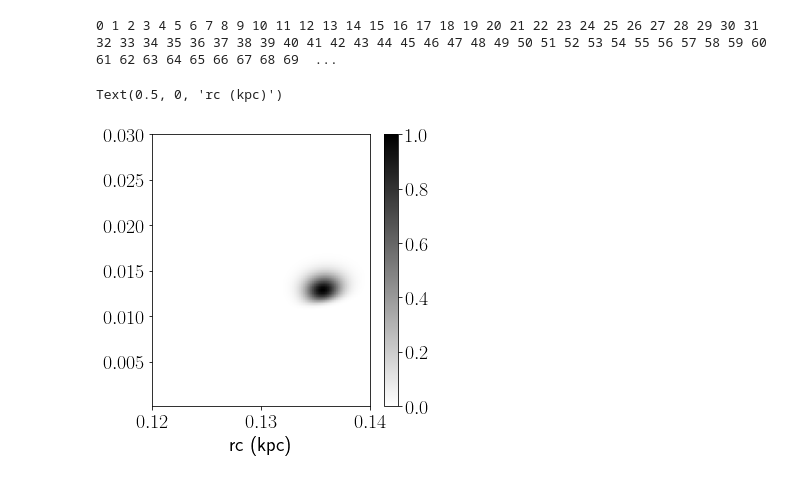
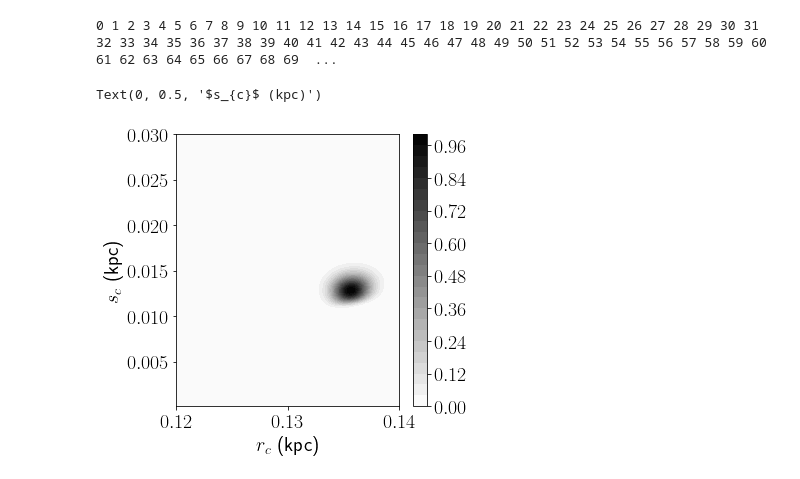
Before and after one commit to Alisyaifudin/estimating-distance, a Jupyter notebook: EstimatingDistance-Multiple.ipynb, the cells around one changed output. Saved outputs shown, nothing was run; the diff lists cells and outputs as text; code cells hidden in the pictures.

```diff
--- a/EstimatingDistance-Multiple.ipynb
+++ b/EstimatingDistance-Multiple.ipynb
@@ -380,17 +418,19 @@ Our model has two parameters, the cluster distance, rc, and cluster size, sc. We
 ## The cluster size dan distance prior
 # %%
 # Let's assume the prior of the size of the cluster follows gamma distribution
-sc = np.linspace(0.0001, 0.03, 100)
+sc = np.linspace(0.0001, 0.03, 101)
 scPriorShape = 2
 scPriorScale = 0.005
 sc_prior = gamma.pdf(sc, scPriorShape, scale=scPriorScale)
 log_sc_prior = np.log(sc_prior)
 
+# and the distance prior is exponentially decreasing constant denstiy
 rc = np.linspace(0.12, 0.14, 100)
 rlen = 1
 rc_prior = exponentiallyDecreasing.pdf(rc, scale=rlen)
 log_rc_prior = np.log(rc_prior)
 
+# Plot hte prior
 fig, (ax1, ax2) = plt.subplots(1, 2, figsize=(13,5))
 fig.tight_layout(pad=3.0)
 ax1.plot(sc, sc_prior)
@@ -406,3 +446,26 @@ ax2.plot(rc, rc_prior)
 plt.show()
 # %% [output]
 [figure]
+# %%
+# Plot joint prior
+X_prior, Y_prior = np.meshgrid(rc, sc)
+pX, pY = np.meshgrid(rc_prior, sc_prior)
+Z_prior = pX*pY
+
+rcParams["font.size"] = 20
+fig, ax = plt.subplots(2,2, figsize=(6,6), gridspec_kw={'width_ratios': [4, 1], 'height_ratios': [1, 4]})
+ax[0,0].plot(rc, rc_prior, c="k")
+ax[0,0].get_xaxis().set_visible(False)
+ax[0,0].get_yaxis().set_visible(False)
+ax[1,0].contourf(X_prior, Y_prior, Z_prior, 50, cmap="Purples", origin="lower")
+ax[1,0].get_shared_x_axes().join(ax[0,0], ax[1,0])
+ax[1,0].set_xlabel(r"$r_c$ (kpc)")
+ax[1,0].set_ylabel(r"$s_c$ (kpc)")
+ax[1,1].get_shared_y_axes().join(ax[1,1], ax[1,0])
+ax[1,1].plot(sc_prior, sc, c="k")
+ax[1,1].get_shared_x_axes().join(ax[0,0], ax[1,0])
+ax[1,1].get_xaxis().set_visible(False)
+ax[1,1].get_yaxis().set_visible(False)
+ax[0,1].set_visible(False)
+fig.suptitle(r"$P(r_{c}, s_{c}|\{\varpi\}, \{\sigma_\varpi\})$")
+plt.show()
@@ -450,12 +517,12 @@ posterior_withsize = np.exp(mod_log_posterior_withsize)
 p_withsize = interpolate.interp2d(rc, sc, posterior_withsize, kind="cubic")
 # %%
 # plot!
-
-X, Y = np.meshgrid(sc, rc)
+X, Y = np.meshgrid(rc, sc)
 plt.figure(figsize=(5,5))
-plt.imshow(posterior_withsize, origin="lower", cmap="gist_yarg", extent=(rc[0], rc[-1], sc[0], sc[-1]), aspect=1/(1.2))
+plt.contourf(X, Y, posterior_withsize, levels=30, origin="lower", cmap="gist_yarg")
 plt.colorbar()
-plt.xlabel("rc (kpc)")
+plt.xlabel(r"$r_{c}$ (kpc)")
+plt.ylabel(r"$s_{c}$ (kpc)")
 # %% [output]
-Text(0.5, 0, 'rc (kpc)')
+Text(0, 0.5, '$s_{c}$ (kpc)')
-[figure, old version]
+[figure, new version]
```
Also changed, not shown: parts of 17 cells of this notebook.
